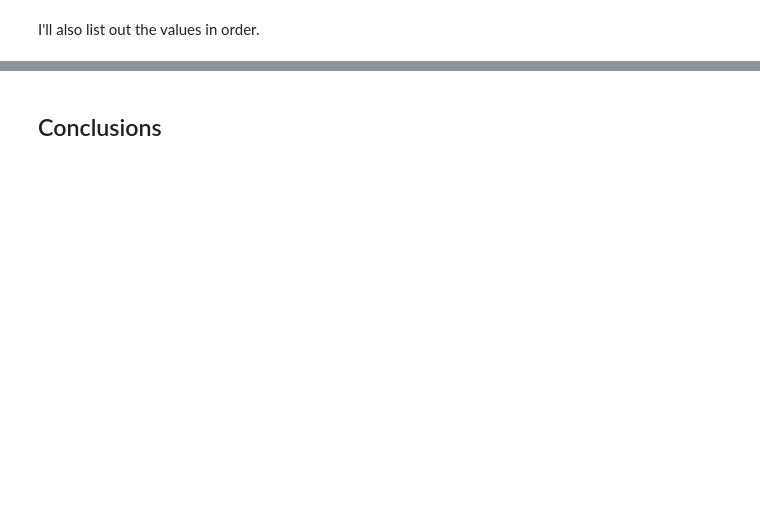
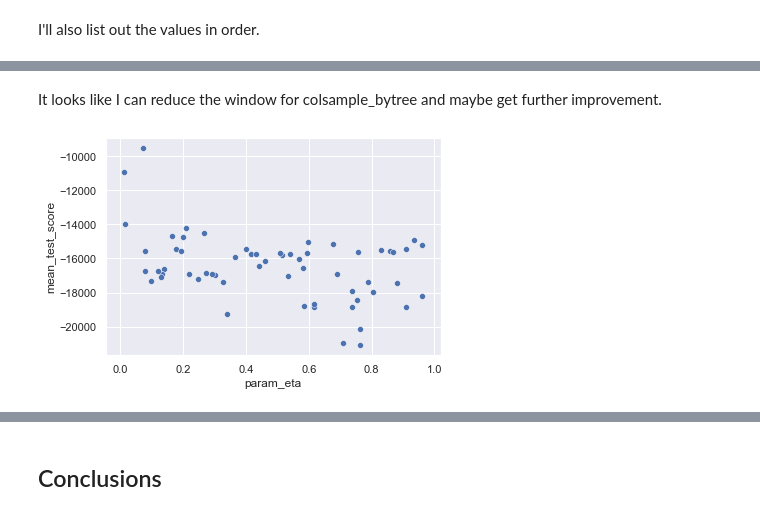
Before and after one commit to zjbrown0689/Solar-Panel-Capstone, a Jupyter notebook: notebooks/model_development.ipynb, the cells around one changed output, grey strips where cells are left out. Cells and saved outputs as stored; diff of their text form; code cells hidden in the pictures; blank space fills up the shorter version.

```diff
--- a/notebooks/model_development.ipynb
+++ b/notebooks/model_development.ipynb
@@ -476,0 +571,7 @@ Wow, ridge is holding up as one of the best models we have for this data! I'll r
+# %% [markdown]
+It looks like I can reduce the window for colsample_bytree and maybe get further improvement.
+# %%
+sns.scatterplot(data = xgb_params, x = 'param_eta', y = 'mean_test_score')
+plt.show()
+# %% [output]
+[figure, added]
```
Also changed, not shown: parts of 91 cells of this notebook, 3 other files.
